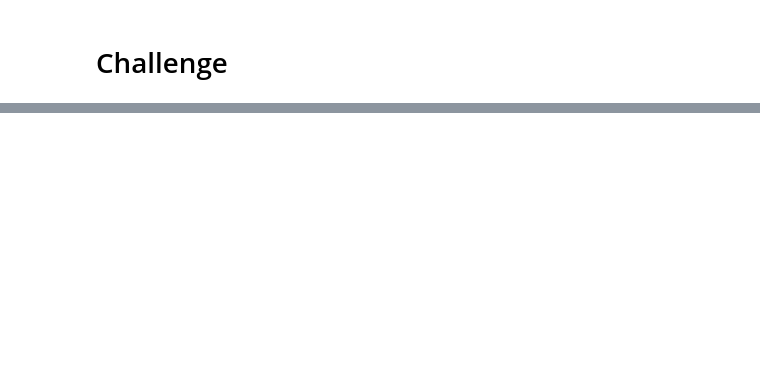
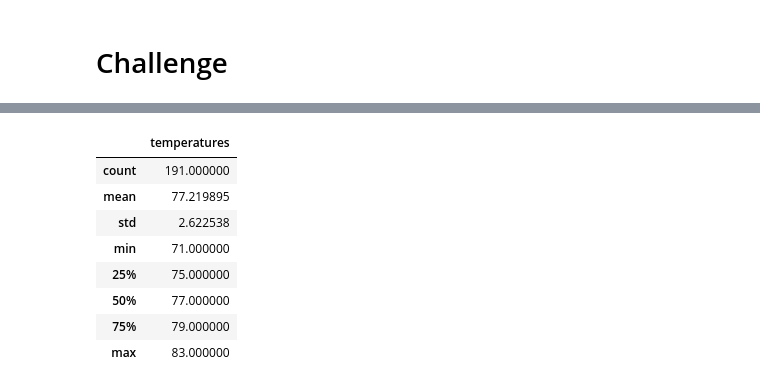
Before and after one commit to varshajha28/Surfs_Up, a Jupyter notebook: climate_analysis.ipynb, the cells around one changed output, grey strips where cells are left out. Cells and saved outputs as stored; diff of their text form; code cells hidden in the pictures; blank space fills up the shorter version.

```diff
--- a/climate_analysis.ipynb
+++ b/climate_analysis.ipynb
@@ -122,0 +154,20 @@ df.plot.hist(bins=12)
+# %%
+ #Design a query to get June temperature data for all station and only for two years.
+# Calculate the date one year from the last date in data set.
+prev_year = dt.date(2017,8,23)- dt.timedelta(days=365)
+#complete the query to extract all desired results and put them in a list.
+junetwoyearresults = []
+junetwoyearresults = session.query(Measurement.date, Measurement.tobs).filter(func.extract('month', Measurement.date) == 6).filter(Measurement.date >= prev_year).all()
+june_twoyear_df = pd.DataFrame(junetwoyearresults, columns=['date','temperatures'])
+june_twoyear_df.describe()
+#june_twoyear_df
+# %% [output]
+|  | temperatures |
+| count | 191.000000 |
+| mean | 77.219895 |
+| std | 2.622538 |
+| min | 71.000000 |
+| 25% | 75.000000 |
+| 50% | 77.000000 |
+| 75% | 79.000000 |
+| max | 83.000000 |
```
Also changed, not shown: parts of 4 cells of this notebook, 2 other files.
